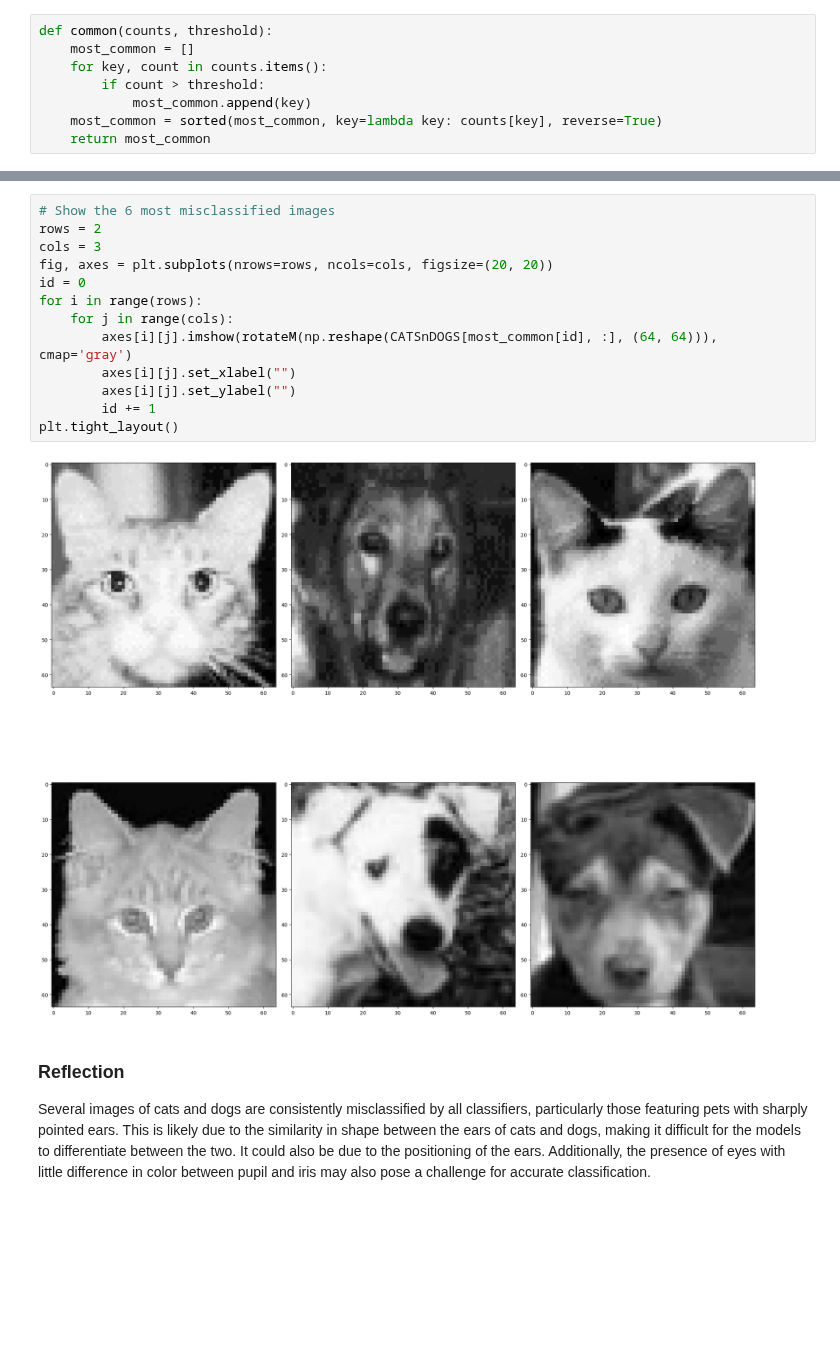
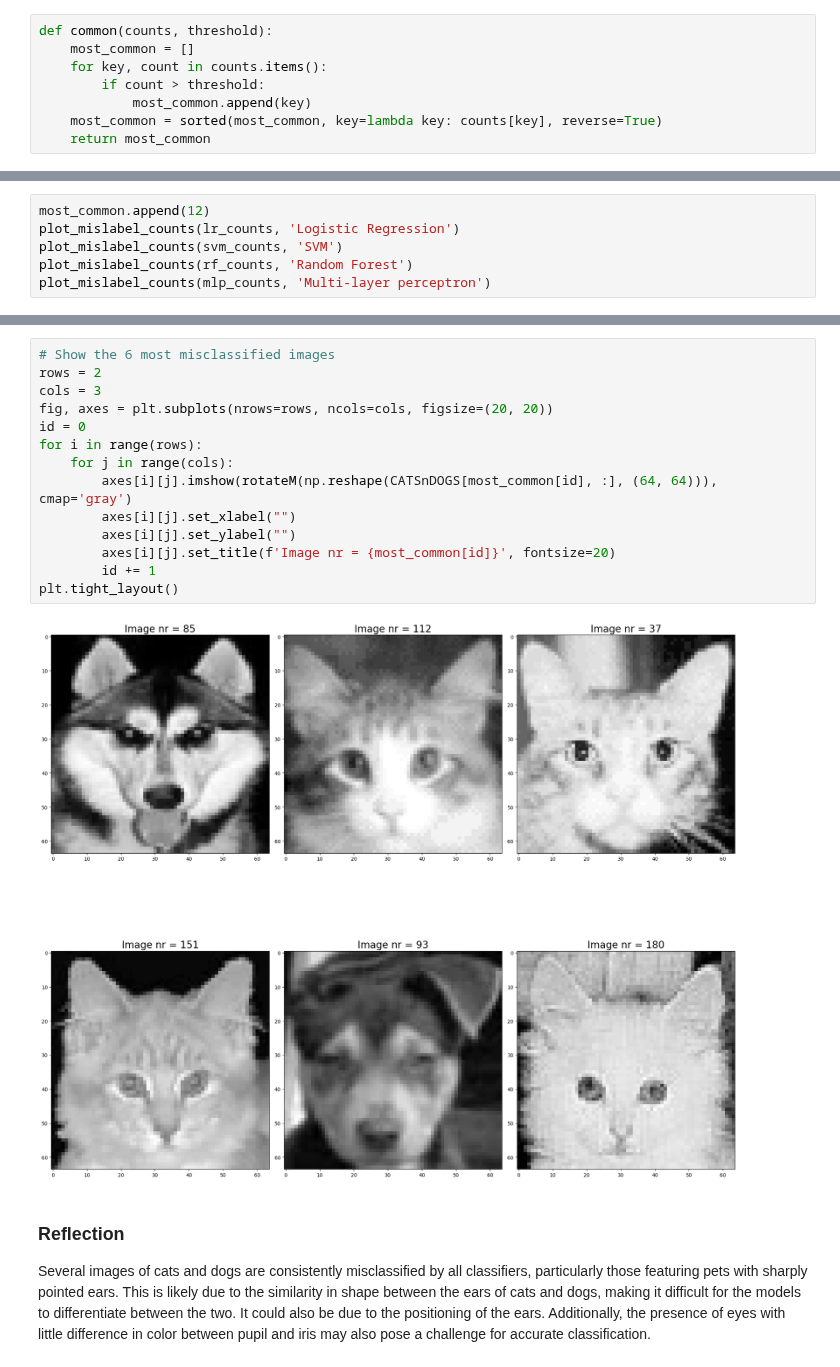
Before and after one commit to maximiliann97/Big-data-MVE441, a Jupyter notebook: Project2_catsndogs.ipynb, the cells around one changed output, grey strips where cells are left out. Cells and saved outputs as stored; diff of their text form; blank space fills up the shorter version.

```diff
--- a/Project2_catsndogs.ipynb
+++ b/Project2_catsndogs.ipynb
@@ -222,0 +269,6 @@ Most common misclassified images: [37, 114, 8, 151, 117, 93]
+# %%
+most_common.append(12)
+plot_mislabel_counts(lr_counts, 'Logistic Regression')
+plot_mislabel_counts(svm_counts, 'SVM')
+plot_mislabel_counts(rf_counts, 'Random Forest')
+plot_mislabel_counts(mlp_counts, 'Multi-layer perceptron')
@@ -223,18 +280,19 @@ Most common misclassified images: [37, 114, 8, 151, 117, 93]
 # %%
 # Show the 6 most misclassified images
 rows = 2
 cols = 3
 fig, axes = plt.subplots(nrows=rows, ncols=cols, figsize=(20, 20))
 id = 0
 for i in range(rows):
     for j in range(cols):
         axes[i][j].imshow(rotateM(np.reshape(CATSnDOGS[most_common[id], :], (64, 64))), cmap='gray')
         axes[i][j].set_xlabel("")
         axes[i][j].set_ylabel("")
+        axes[i][j].set_title(f'Image nr = {most_common[id]}', fontsize=20)
         id += 1
 plt.tight_layout()
 # %% [output]
-[figure, old version]
+[figure, new version]
 # %% [markdown]
 ### Reflection
 Several images of cats and dogs are consistently misclassified by all classifiers, particularly those featuring pets with sharply pointed ears. This is likely due to the similarity in shape between the ears of cats and dogs, making it difficult for the models to differentiate between the two. It could also be due to the positioning of the ears. Additionally, the presence of eyes with little difference in color between pupil and iris may also pose a challenge for accurate classification.
```
Also changed, not shown: parts of 74 cells of this notebook.
